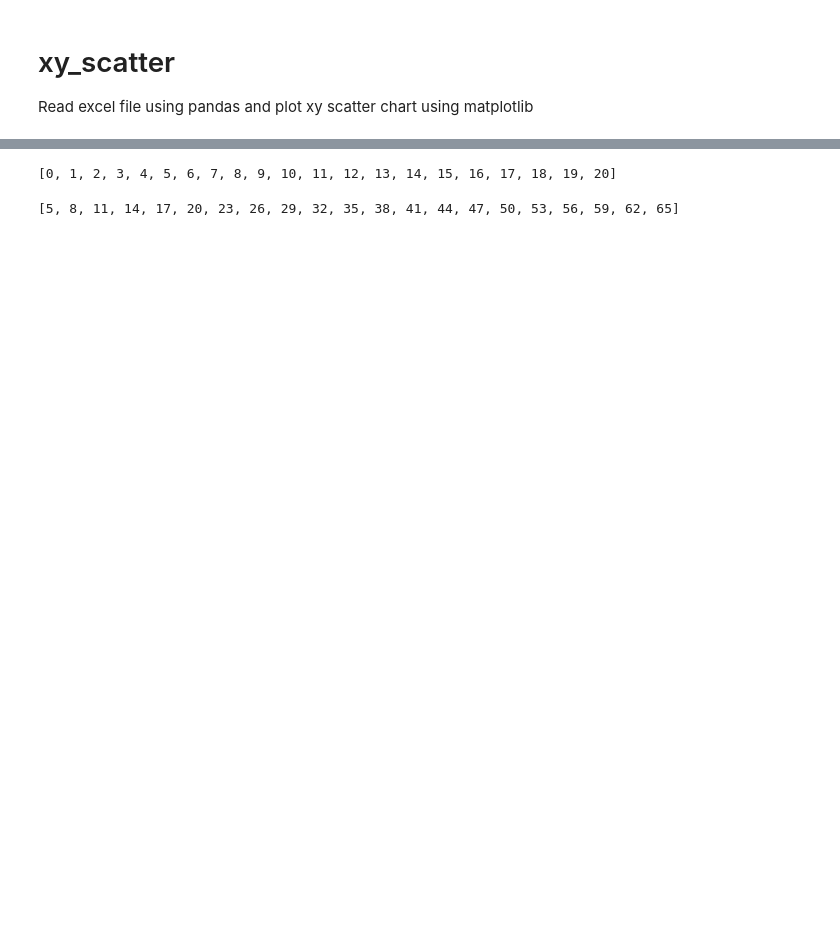
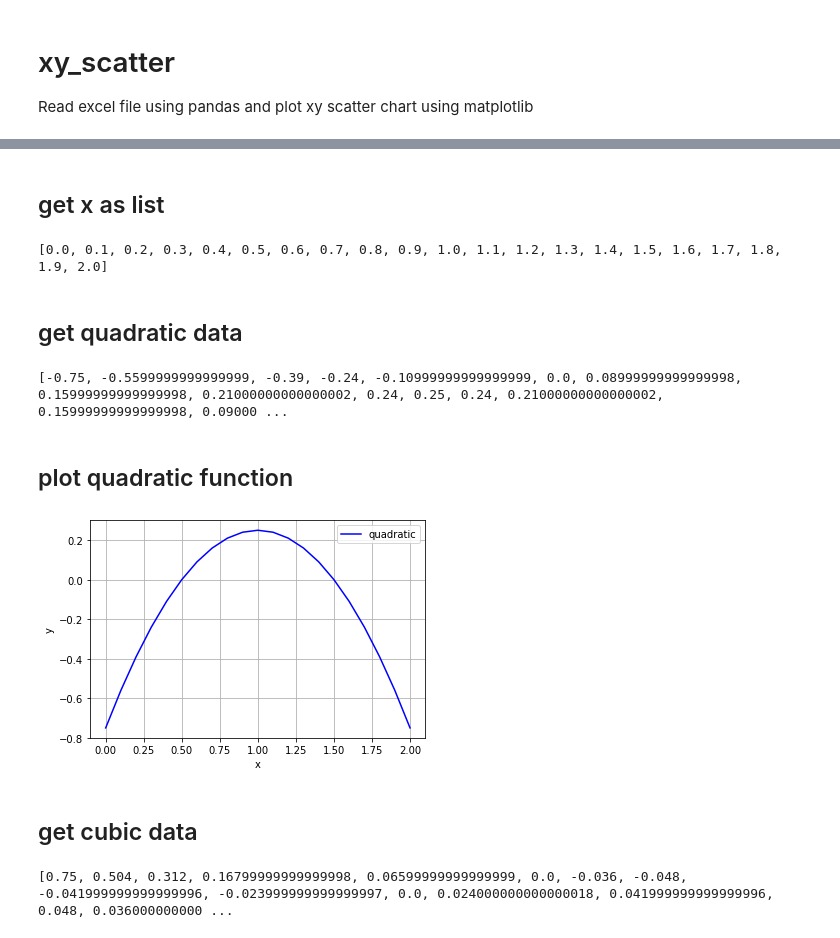
Before and after one commit to dudung/py-jupyter-nb, a Jupyter notebook: src/pandas/excel/chart/xy_scatter.ipynb, the cells around one changed output, grey strips where cells are left out. Saved outputs shown, nothing was run; the diff lists cells and outputs as text; code cells hidden in the pictures; blank space fills up the shorter version.

```diff
--- a/src/pandas/excel/chart/xy_scatter.ipynb
+++ b/src/pandas/excel/chart/xy_scatter.ipynb
@@ -10,5 +6,5 @@ content| ![](image/cols_2_linear.png)
 # %%
-import pandas
-df = pandas.read_excel('data/cols_2_linear.xlsx')
+import pandas as pd
+df = pd.read_excel('data/xy_scatter.xlsx')
 print(df)
 # %% [output]
@@ -37,10 +35,33 @@ print(headers)
+# %% [markdown]
+## get x as list
 # %%
-xx = df[headers[0]].tolist()
-print(xx)
+x = df['x'].tolist()
+print(x)
 # %% [output]
-[0, 1, 2, 3, 4, 5, 6, 7, 8, 9, 10, 11, 12, 13, 14, 15, 16, 17, 18, 19, 20]
+[0.0, 0.1, 0.2, 0.3, 0.4, 0.5, 0.6, 0.7, 0.8, 0.9, 1.0, 1.1, 1.2, 1.3, 1.4, 1.5, 1.6, 1.7, 1.8, 1.9, 2.0]
+# %% [markdown]
+## get quadratic data
 # %%
-yy = df[headers[1]].tolist()
-print(yy)
+yp2 = df['yp2'].tolist()
+print(yp2)
 # %% [output]
-[5, 8, 11, 14, 17, 20, 23, 26, 29, 32, 35, 38, 41, 44, 47, 50, 53, 56, 59, 62, 65]
+[-0.75, -0.5599999999999999, -0.39, -0.24, -0.10999999999999999, 0.0, 0.08999999999999998, 0.15999999999999998, 0.21000000000000002, 0.24, 0.25, 0.24, 0.21000000000000002, 0.15999999999999998, 0.09000 ...
+# %% [markdown]
+## plot quadratic function
+# %%
+import matplotlib.pyplot as plt
+plt.grid()
+plt.xlabel('x')
+plt.ylabel('y')
+plt.plot(x, yp2, 'b-')
+plt.legend(['quadratic'])
+plt.show()
+# %% [output]
+[figure, added]
+# %% [markdown]
+## get cubic data
+# %%
+yp3 = df['yp3'].tolist()
+print(yp3)
+# %% [output]
+[0.75, 0.504, 0.312, 0.16799999999999998, 0.06599999999999999, 0.0, -0.036, -0.048, -0.041999999999999996, -0.023999999999999997, 0.0, 0.024000000000000018, 0.041999999999999996, 0.048, 0.036000000000 ...
```
Also changed, not shown: parts of 9 cells of this notebook.
